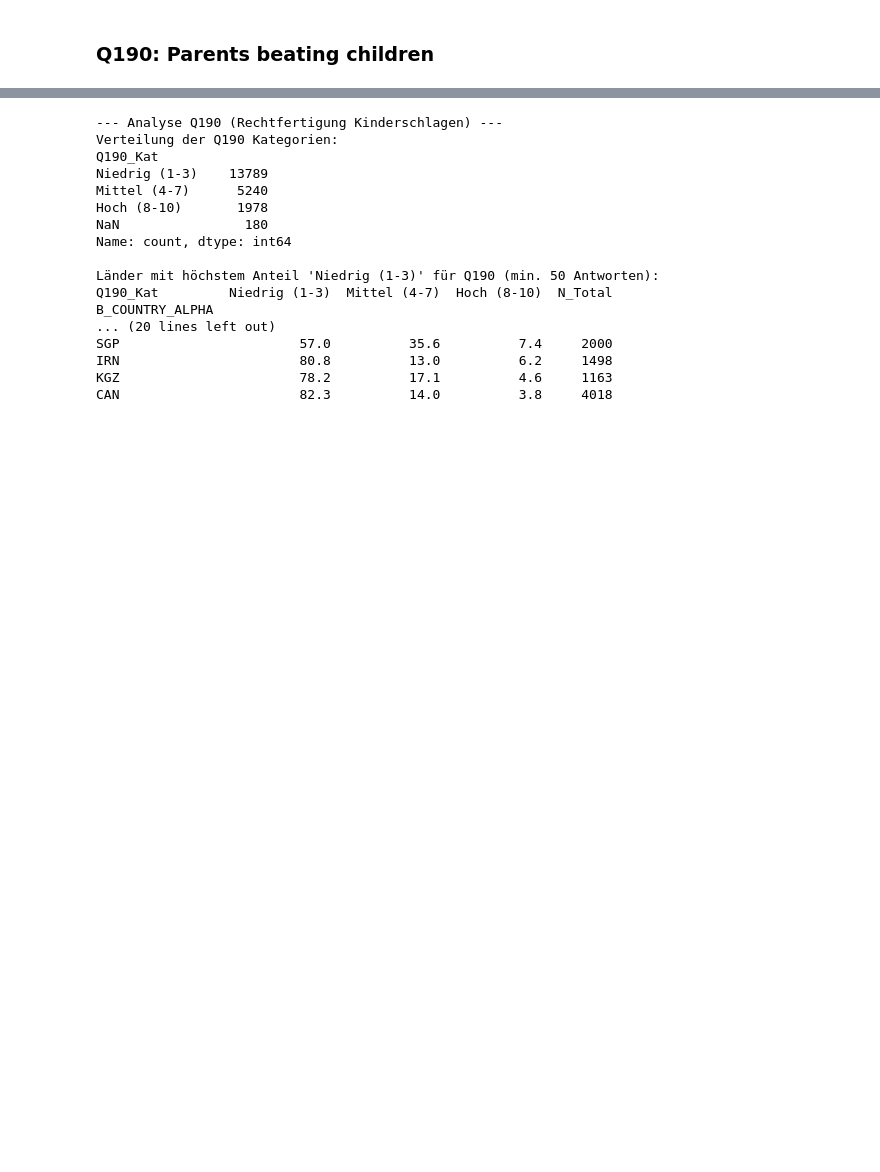
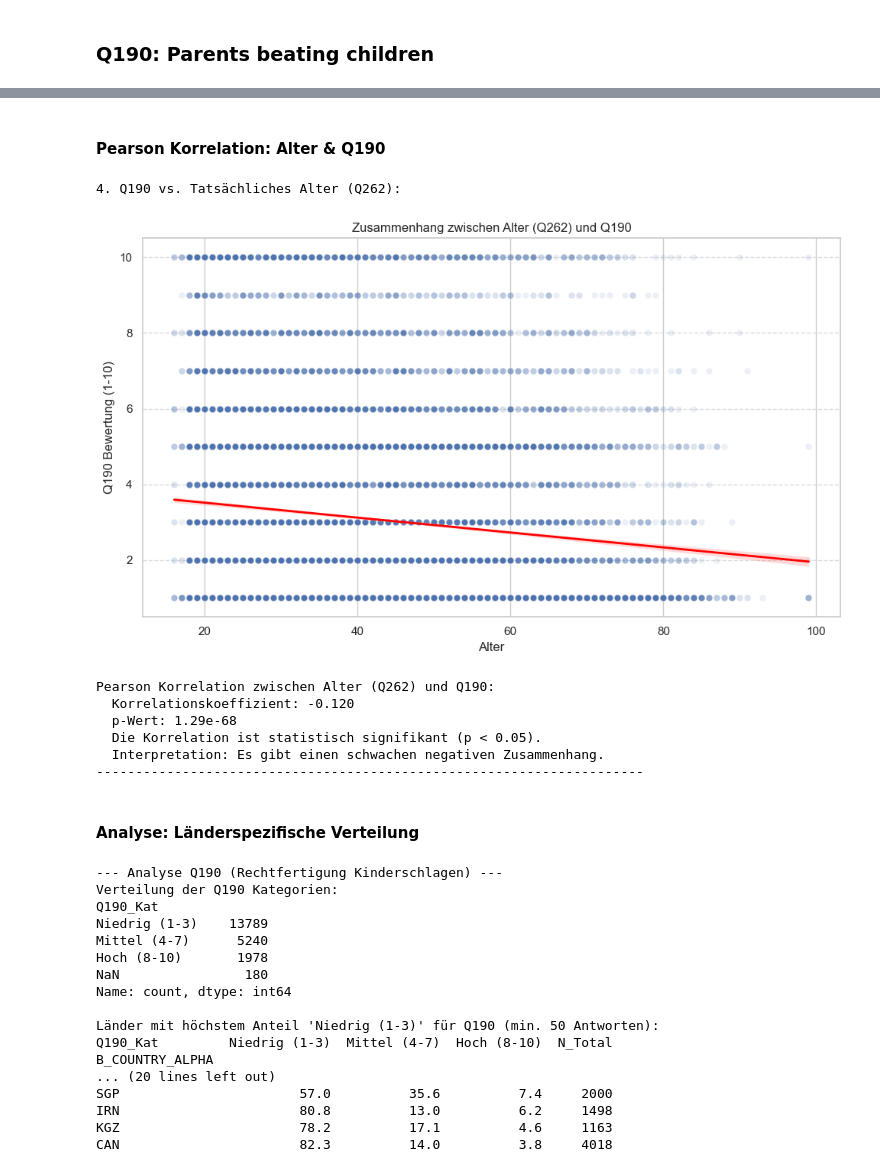
Before and after one commit to TobiasMaissen/cas_statistik_davi, a Jupyter notebook: statistik.ipynb, the cells around one changed output, grey strips where cells are left out. Drawn from its saved outputs; the diff is of its cells as text; code cells hidden in the pictures; blank space fills up the shorter version.

```diff
--- a/statistik.ipynb
+++ b/statistik.ipynb
@@ -1527,8 +1505,6 @@ import numpy as np
 import matplotlib.pyplot as plt
 import seaborn as sns
 
-# --- Annahme: df_clean, age_labels, top_15_countries sind vorhanden ---
-# --- Annahme: Die Spalten 'Altersgruppe_Label' und 'Q163_Kat' existieren ---
 
 print("\n--- Analyse Abweichungen vom globalen Trend (Q163 vs. Alter nach Land) ---")
 
@@ -1540,9 +1516,9 @@ print("\n--- Analyse Abweichungen vom globalen Trend (Q163 vs. Alter nach Land)
 
 # Berechne prozentuale Verteilung für jedes der Top 15 Länder
 country_deviations = {}
-df_analysis_subset = df_clean[df_clean['B_COUNTRY_ALPHA'].isin(top_15_countries)].dropna(subset=['Q163_Kat', 'Altersgruppe_Label', 'B_COUNTRY_ALPHA'])
+df_analysis_subset = df_clean[df_clean['B_COUNTRY_ALPHA'].isin(countries)].dropna(subset=['Q163_Kat', 'Altersgruppe_Label', 'B_COUNTRY_ALPHA'])
 
-for country in top_15_countries:
+for country in countries:
     df_country = df_analysis_subset[df_analysis_subset['B_COUNTRY_ALPHA'] == country]
     if not df_country.empty:
         # Erstelle Kontingenztafel für das Land
@@ -1560,7 +1536,7 @@ print("Globaler Trend:")
 print(cont_table_percent[['16-24', '65+']].round(1))
 print("-" * 30)
 
-for country in top_15_countries:
+for country in countries:
     if country in country_deviations:
         print(f"Vergleich für {country}:")
         country_data = country_deviations[country]
@@ -1661,3 +1869,73 @@ plt.show()
+# %% [markdown]
+#### Pearson Korrelation: Alter & Q190
+# %%
+# 4. Q190 vs. Tatsächliches Alter (Q262)
+print(f"\n4. {q_col} vs. Tatsächliches Alter (Q262):")
+age_col = 'Q262'
+if age_col in df_clean.columns and q_col in df_clean.columns:
+    # Entferne NaNs
+    df_age_q = df_clean[[age_col, q_col]].dropna()
+
+    if not df_age_q.empty:
+        plt.figure(figsize=(10, 6))
+        sns.scatterplot(x=age_col, y=q_col, data=df_age_q, alpha=0.1)
+        sns.regplot(x=age_col, y=q_col, data=df_age_q, scatter=False, color='red', line_kws={'linewidth': 2})
+        plt.title(f'Zusammenhang zwischen Alter ({age_col}) und {q_col}')
+        plt.xlabel('Alter')
+        plt.ylabel(f'{q_col} Bewertung (1-10)')
+        plt.ylim(y_limit)
+        plt.grid(axis='y', linestyle='--', alpha=0.7)
+        plt.tight_layout()
+        plt.show()
+
+        # Korrelationskoeffizient (Pearson)
+        try:
+          from scipy.stats import pearsonr
+          correlation, p_value = pearsonr(df_age_q[age_col], df_age_q[q_col])
+          print(f"Pearson Korrelation zwischen Alter ({age_col}) und {q_col}:")
+          print(f"  Korrelationskoeffizient: {correlation:.3f}")
+          print(f"  p-Wert: {p_value:.3g}") # .3g für p-Wert
+          if p_value < 0.05:
+              print("  Die Korrelation ist statistisch signifikant (p < 0.05).")
+          else:
+              print("  Die Korrelation ist statistisch nicht signifikant (p >= 0.05).")
+
+          # Interpretation (wie zuvor)
+          if abs(correlation) > 0.7: strength = "sehr stark"
+          elif abs(correlation) > 0.5: strength = "stark"
+          elif abs(correlation) > 0.3: strength = "moderat"
+          elif abs(correlation) > 0.1: strength = "schwach"
+          else: strength = "sehr schwach oder nicht vorhanden"
+          if correlation > 0: direction = "positiv"
+          elif correlation < 0: direction = "negativ"
+          else: direction = ""
+          if abs(correlation) > 0.1:
+             print(f"  Interpretation: Es gibt einen {strength}en {direction}en Zusammenhang.")
+          else:
+             print(f"  Interpretation: Der Zusammenhang ist {strength}.")
+
+        except ImportError:
+            print("Scipy nicht installiert, Korrelationsberechnung übersprungen.")
+        except Exception as e:
+            print(f"Fehler bei der Korrelationsberechnung: {e}")
+    else:
+      print(f"Keine gültigen Daten für {age_col} und {q_col} vorhanden.")
+
+else:
+    print(f"Benötigte Spalten ('{age_col}', '{q_col}') nicht vollständig vorhanden.")
+
+print("-" * 70)
+# %% [output]
+4. Q190 vs. Tatsächliches Alter (Q262):
+[figure, added]
+Pearson Korrelation zwischen Alter (Q262) und Q190:
+  Korrelationskoeffizient: -0.120
+  p-Wert: 1.29e-68
+  Die Korrelation ist statistisch signifikant (p < 0.05).
+  Interpretation: Es gibt einen schwachen negativen Zusammenhang.
+----------------------------------------------------------------------
+# %% [markdown]
+#### Analyse: Länderspezifische Verteilung
 # %%
 print("\n--- Analyse Q190 (Rechtfertigung Kinderschlagen) ---")
 
```
Also changed, not shown: parts of 40 cells of this notebook.
